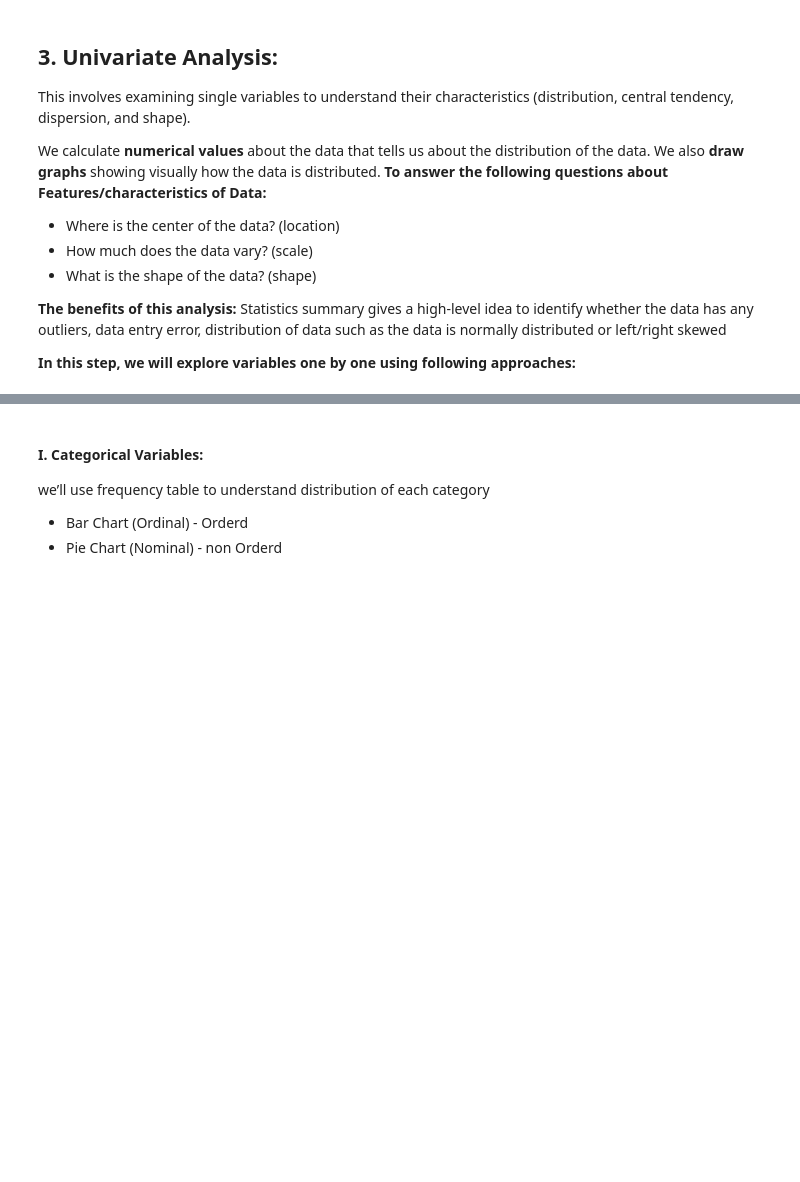
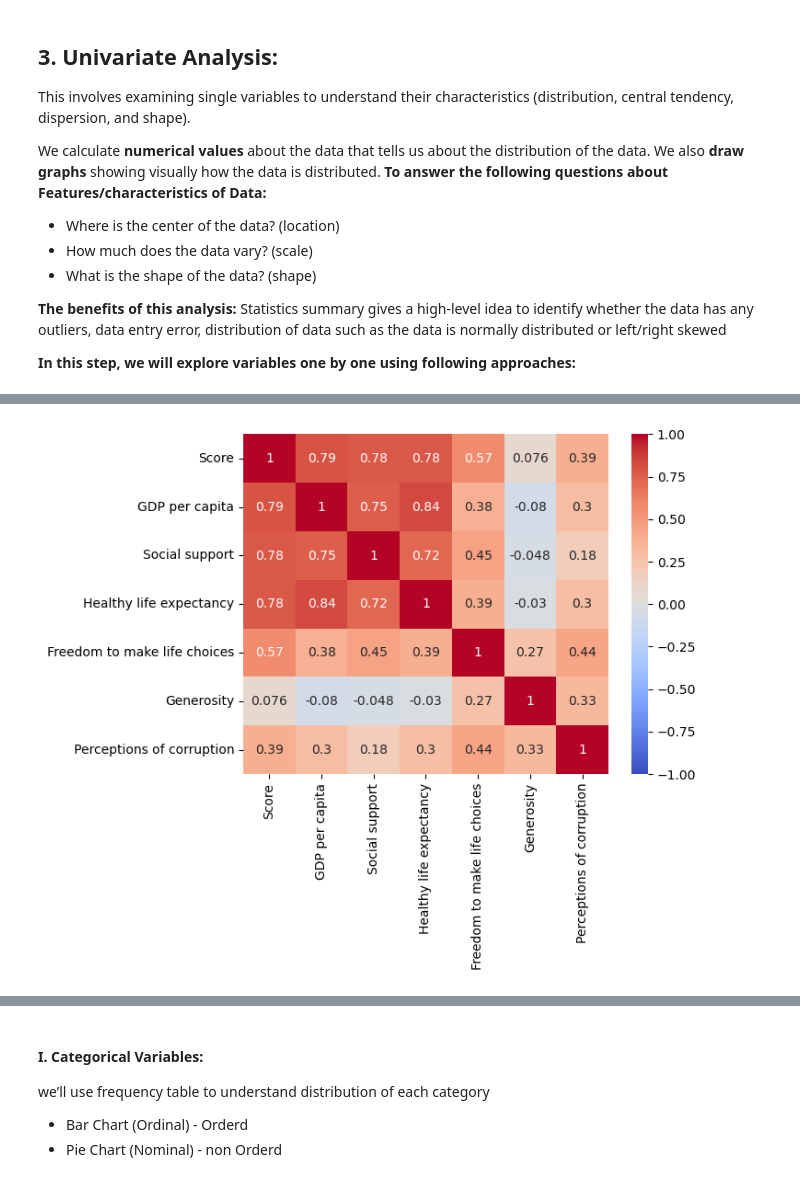
Before and after one commit to kawthar-1411/Usecase-2, a Jupyter notebook: EDA explain template-kawthar.ipynb, the cells around one changed output, grey strips where cells are left out. Saved outputs shown, nothing was run; the diff lists cells and outputs as text; code cells hidden in the pictures; blank space fills up the shorter version.

```diff
--- a/EDA explain template-kawthar.ipynb
+++ b/EDA explain template-kawthar.ipynb
@@ -406,0 +552,8 @@ Method to perform uni-variate analysis will depend on whether the variable type
+# %%
+##the corrlation between the score and the 6 factors for hapiness
+df_2019_float=df_2019[['Score','GDP per capita','Social support','Healthy life expectancy','Freedom to make life choices','Generosity','Perceptions of corruption']]
+colleration_matrix=df_2019_float.corr()
+sns.heatmap(colleration_matrix, annot=True, cmap='coolwarm', vmin=-1, vmax=1)
+plt.show()
+# %% [output]
+[figure, added]
```
Also changed, not shown: parts of 29 cells of this notebook.
